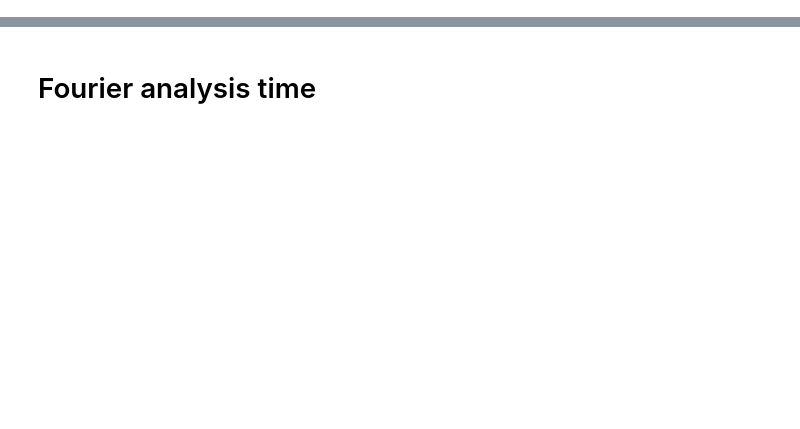
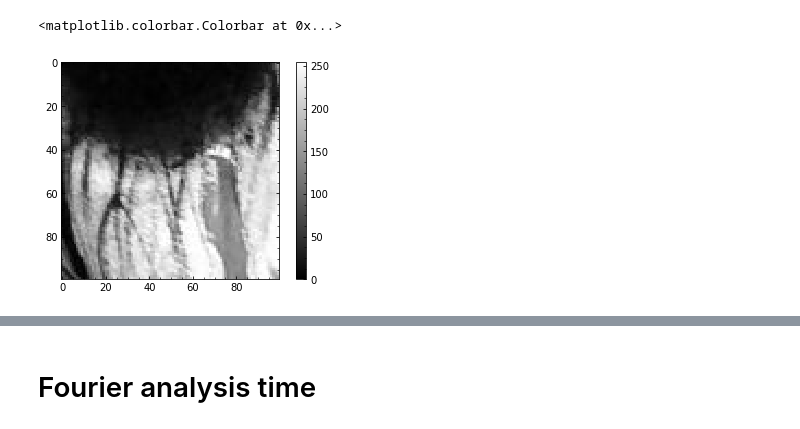
Before and after one commit to Josh-Freeze/Computational-Physics, a Jupyter notebook: ImageInpainting.ipynb, the cells around one changed output, grey strips where cells are left out. Cells and saved outputs as stored; diff of their text form; code cells hidden in the pictures; blank space fills up the shorter version.

```diff
--- a/ImageInpainting.ipynb
+++ b/ImageInpainting.ipynb
@@ -16,0 +124,7 @@ import imageio as io
+# %%
+zoom_clown = p2p2.zoom_in(clown_grey,start = (100,100), window_size = (100,100))
+plt.imshow(zoom_clown, cmap = "gray")
+plt.colorbar()
+# %% [output]
+<matplotlib.colorbar.Colorbar at 0x...>
+[figure, added]
```
Also changed, not shown: parts of 53 cells of this notebook.
